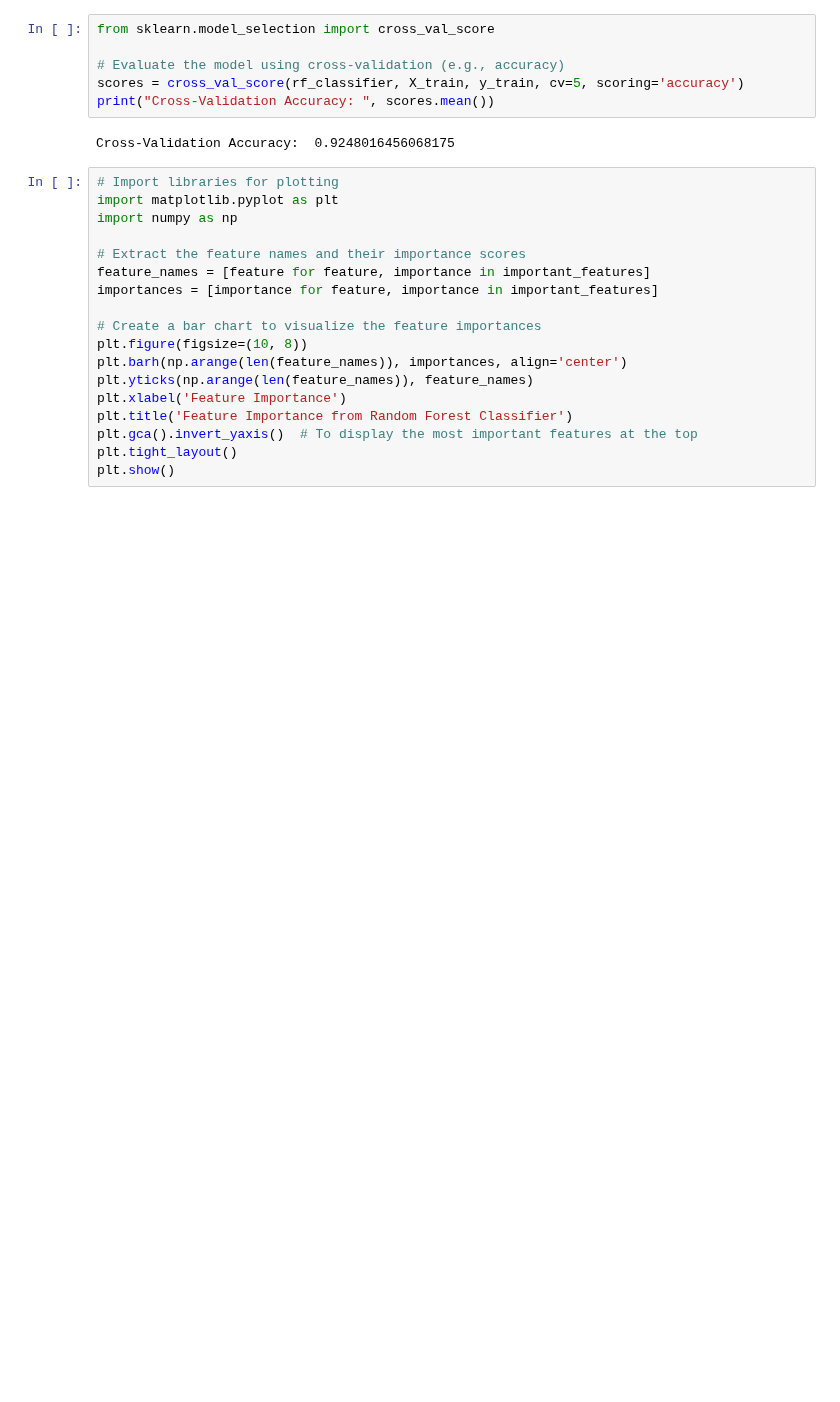
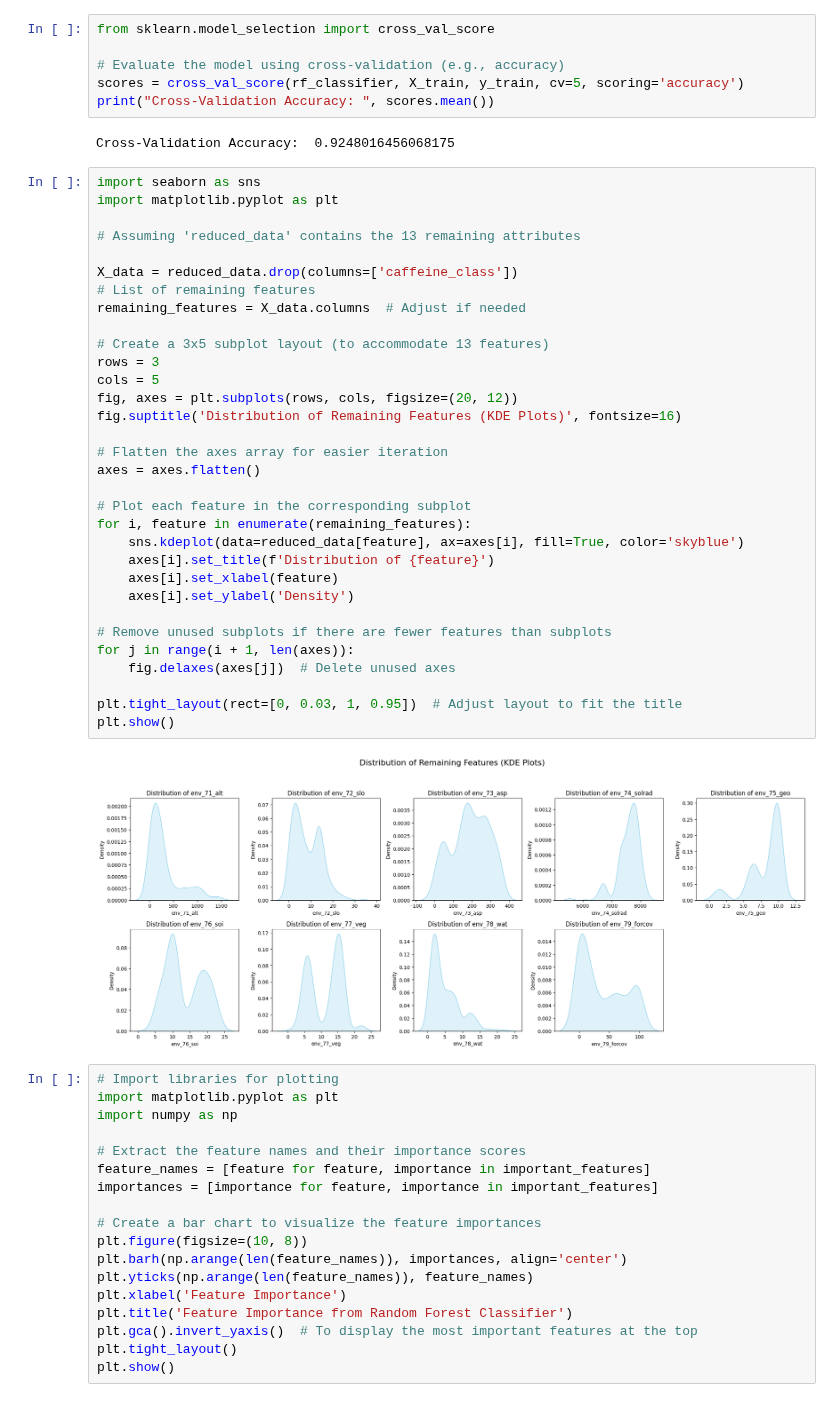
Before and after one commit to tahiri-lab/py_madaclim, a Jupyter notebook: workdir/analysis/bin/attribute_analysis.ipynb, the cells around one changed output. Drawn from its saved outputs; the diff is of its cells as text; blank space fills up the shorter version.

```diff
--- a/workdir/analysis/bin/attribute_analysis.ipynb
+++ b/workdir/analysis/bin/attribute_analysis.ipynb
@@ -529,6 +509,40 @@ scores = cross_val_score(rf_classifier, X_train, y_train, cv=5, scoring='accurac
 print("Cross-Validation Accuracy: ", scores.mean())
 # %% [output]
 Cross-Validation Accuracy:  0.9248016456068175
+# %%
+import seaborn as sns
+import matplotlib.pyplot as plt
+
+# Assuming 'reduced_data' contains the 13 remaining attributes
+
+X_data = reduced_data.drop(columns=['caffeine_class'])
+# List of remaining features
+remaining_features = X_data.columns  # Adjust if needed
+
+# Create a 3x5 subplot layout (to accommodate 13 features)
+rows = 3
+cols = 5
+fig, axes = plt.subplots(rows, cols, figsize=(20, 12))
+fig.suptitle('Distribution of Remaining Features (KDE Plots)', fontsize=16)
+
+# Flatten the axes array for easier iteration
+axes = axes.flatten()
+
+# Plot each feature in the corresponding subplot
+for i, feature in enumerate(remaining_features):
+    sns.kdeplot(data=reduced_data[feature], ax=axes[i], fill=True, color='skyblue')
+    axes[i].set_title(f'Distribution of {feature}')
+    axes[i].set_xlabel(feature)
+    axes[i].set_ylabel('Density')
+
+# Remove unused subplots if there are fewer features than subplots
+for j in range(i + 1, len(axes)):
+    fig.delaxes(axes[j])  # Delete unused axes
+
+plt.tight_layout(rect=[0, 0.03, 1, 0.95])  # Adjust layout to fit the title
+plt.show()
+# %% [output]
+[figure, added]
 # %%
 # Import libraries for plotting
 import matplotlib.pyplot as plt
```
Also changed, not shown: parts of 23 cells of this notebook, 35 other files.
